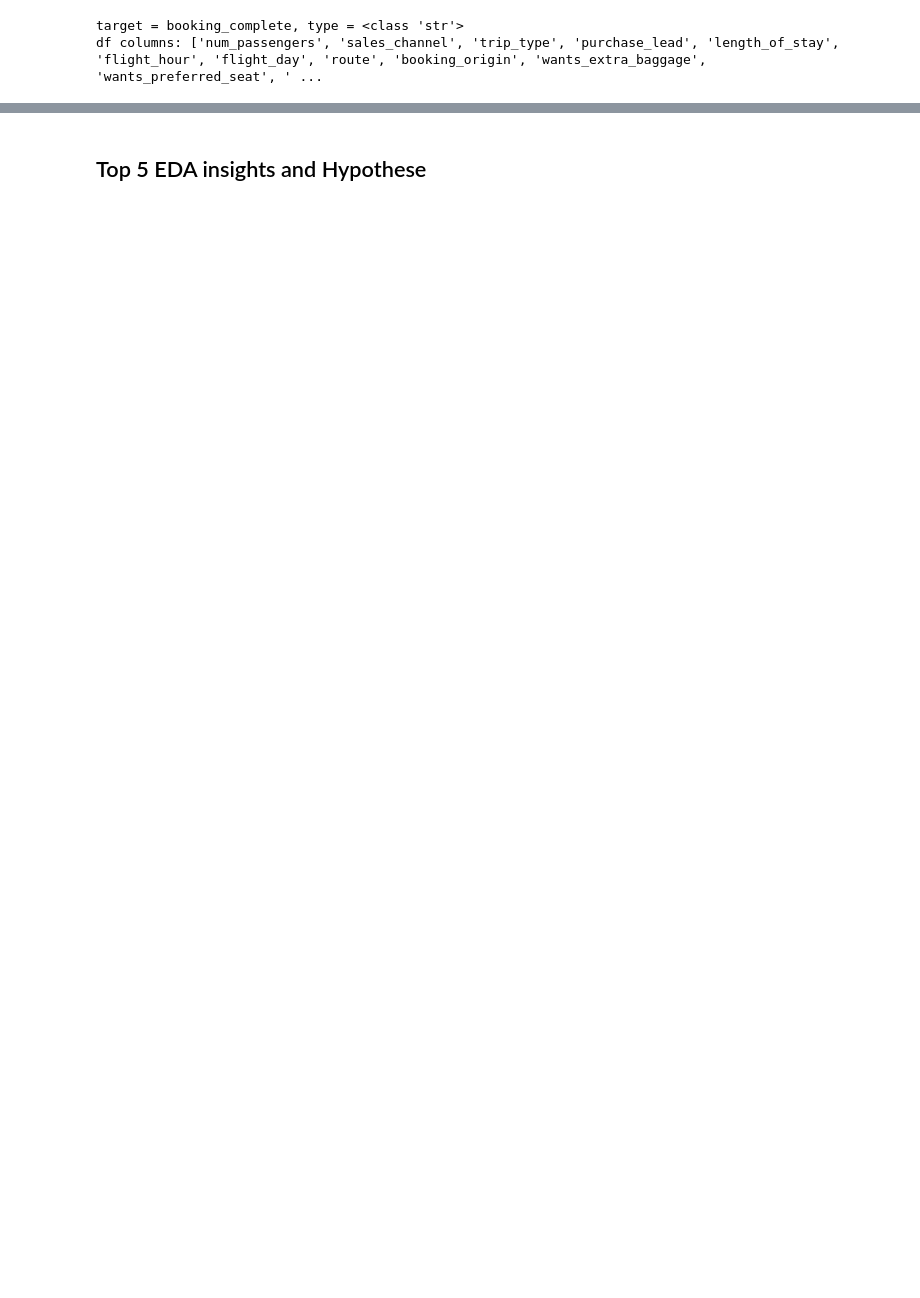
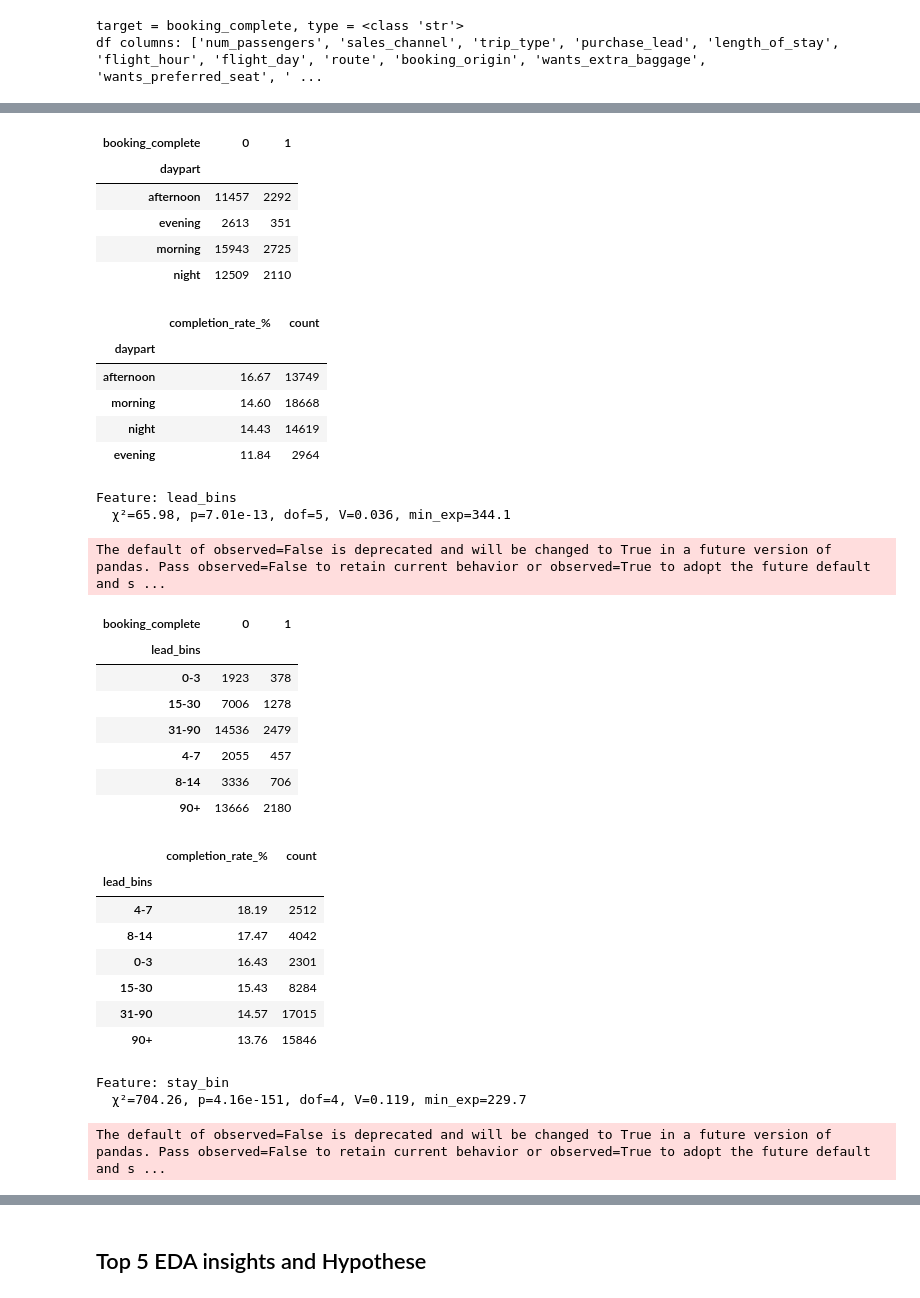
Before and after one commit to nickgeorgemathew/booking_analysis, a Jupyter notebook: notebooks/01_eda.ipynb, the cells around one changed output, grey strips where cells are left out. Saved outputs shown, nothing was run; the diff lists cells and outputs as text; code cells hidden in the pictures; blank space fills up the shorter version.

```diff
--- a/notebooks/01_eda.ipynb
+++ b/notebooks/01_eda.ipynb
@@ -535,0 +525,45 @@ df columns: ['num_passengers', 'sales_channel', 'trip_type', 'purchase_lead', 'l
+# %%
+from scipy.stats import chi2_contingency
+import numpy as np
+
+def cramers_v(contingency, chi2=None):
+    if chi2 is None:
+        chi2, *_ = chi2_contingency(contingency)
+    n = contingency.to_numpy().sum()
+    r, k = contingency.shape
+    return np.sqrt((chi2 / n) / (min(r - 1, k - 1) or 1))  # guard for 1 in denominator
+
+def chi2_with_v(df, feature, target='booking_complete'):
+    contingency = pd.crosstab(df[feature], df[target])
+    chi2, p, dof, ex = chi2_contingency(contingency)
+    v = cramers_v(contingency, chi2)
+    return {'feature': feature, 'chi2': chi2, 'p_value': p, 'dof': dof, 'cramers_v': v, 'min_expected': ex.min()}
+
+results = [chi2_with_v(df, f) for f in ['sales_channel','daypart','lead_bins','stay_bin']]
+pd.DataFrame(results).sort_values('cramers_v', ascending=False)
+
+def chi2_report(df, feature, target='booking_complete', top_k=None):
+    s = df[feature].astype('object')
+    if top_k and s.nunique() > top_k:
+        keep = s.value_counts().head(top_k).index
+        s = s.where(s.isin(keep), 'Other')
+
+    contingency = pd.crosstab(s, df[target])
+    chi2, p, dof, ex = chi2_contingency(contingency)
+    v = cramers_v(contingency, chi2)
+
+    rates = (df.groupby(s.name)[target].mean().mul(100).round(2)
+             .rename('completion_rate_%')
+             .to_frame()
+             .assign(count=s.value_counts())
+             .sort_values('completion_rate_%', ascending=False))
+
+    return chi2, p, dof, v, ex.min(), contingency, rates
+for f in ['sales_channel','daypart','lead_bins','stay_bin','trip_type','flight_day',
+    'route','booking_origin','wants_extra_baggage','wants_preferred_seat','wants_in_flight_meals']:
+    print(f"Feature: {f}")
+    chi2, p, dof, v, min_exp, table, rates = chi2_report(df, f, top_k=10)
+    print(f"  χ²={chi2:.2f}, p={p:.3g}, dof={dof}, V={v:.3f}, min_exp={min_exp:.1f}")
+    display(table)
+    display(rates)
+# %% [output]
@@ -535,0 +584,34 @@ df columns: ['num_passengers', 'sales_channel', 'trip_type', 'purchase_lead', 'l
+| booking_complete | 0 | 1 |
+| daypart |  |  |
+| afternoon | 11457 | 2292 |
+| evening | 2613 | 351 |
+| morning | 15943 | 2725 |
+| night | 12509 | 2110 |
+|  | completion_rate_% | count |
+| daypart |  |  |
+| afternoon | 16.67 | 13749 |
+| morning | 14.60 | 18668 |
+| night | 14.43 | 14619 |
+| evening | 11.84 | 2964 |
+Feature: lead_bins
+  χ²=65.98, p=7.01e-13, dof=5, V=0.036, min_exp=344.1
+The default of observed=False is deprecated and will be changed to True in a future version of pandas. Pass observed=False to retain current behavior or observed=True to adopt the future default and s ...
+| booking_complete | 0 | 1 |
+| lead_bins |  |  |
+| 0-3 | 1923 | 378 |
+| 15-30 | 7006 | 1278 |
+| 31-90 | 14536 | 2479 |
+| 4-7 | 2055 | 457 |
+| 8-14 | 3336 | 706 |
+| 90+ | 13666 | 2180 |
+|  | completion_rate_% | count |
+| lead_bins |  |  |
+| 4-7 | 18.19 | 2512 |
+| 8-14 | 17.47 | 4042 |
+| 0-3 | 16.43 | 2301 |
+| 15-30 | 15.43 | 8284 |
+| 31-90 | 14.57 | 17015 |
+| 90+ | 13.76 | 15846 |
+Feature: stay_bin
+  χ²=704.26, p=4.16e-151, dof=4, V=0.119, min_exp=229.7
+The default of observed=False is deprecated and will be changed to True in a future version of pandas. Pass observed=False to retain current behavior or observed=True to adopt the future default and s ...
```
Also changed, not shown: parts of 10 cells of this notebook, 1 other file.
